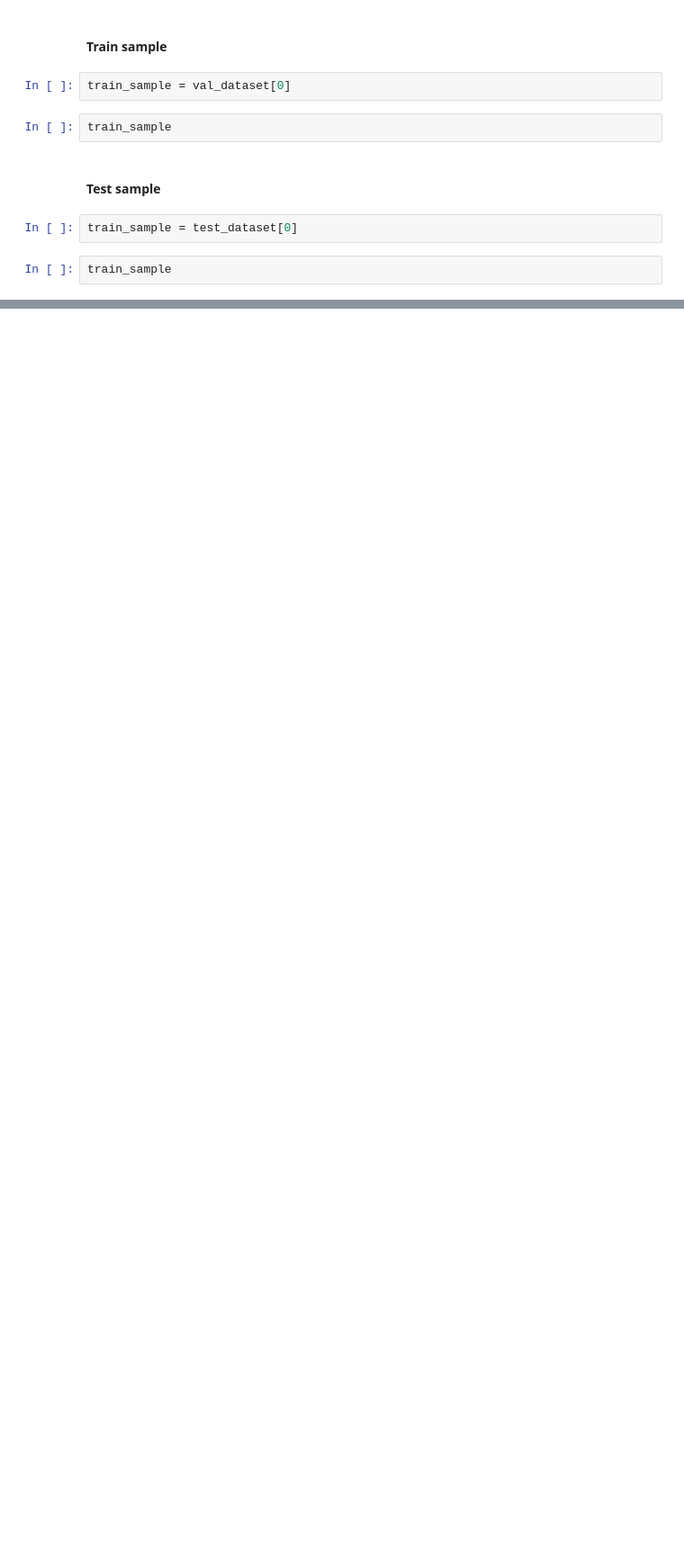
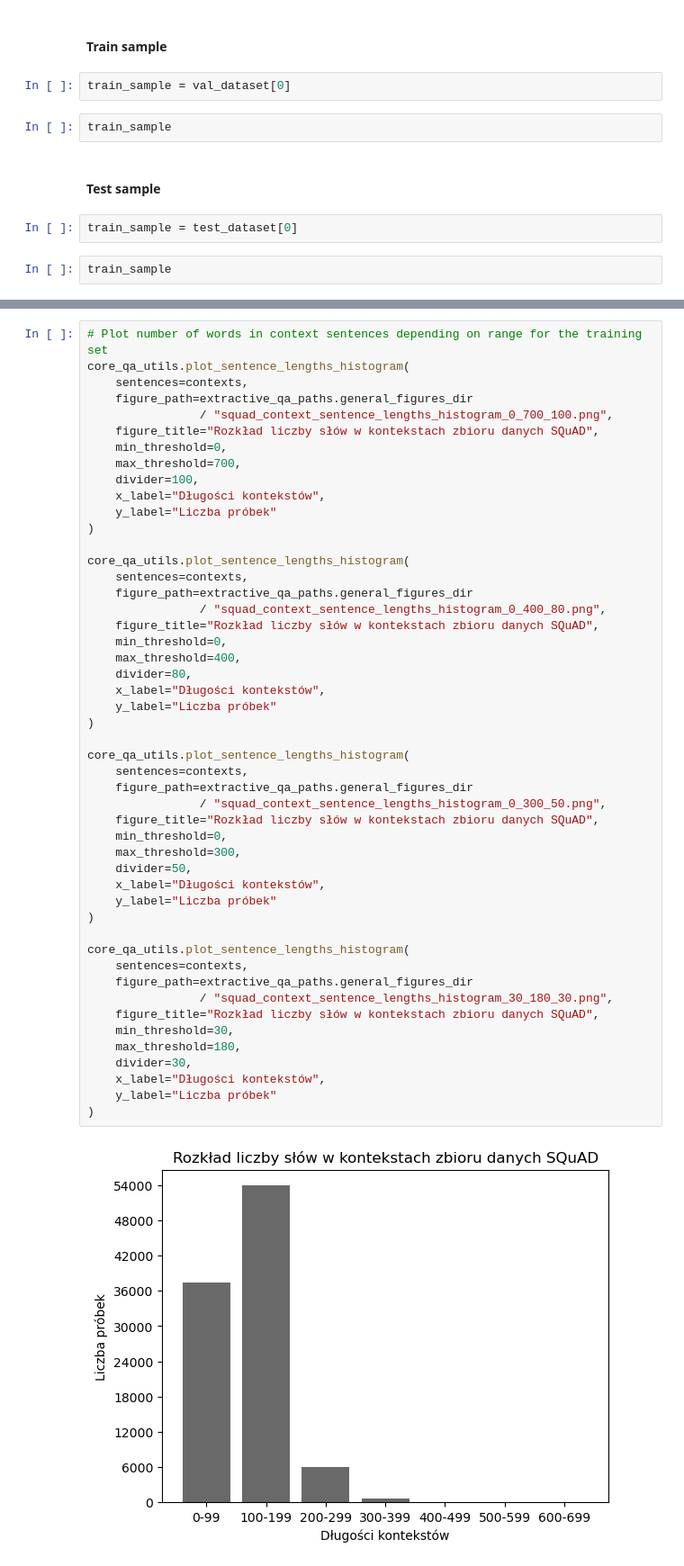
Before and after one commit to IrinUvis/question-answering, a Jupyter notebook: extractive-qa/notebooks/squad1/other/dataset_analysis.ipynb, the cells around one changed output, grey strips where cells are left out. Shown at 90% size. Drawn from its saved outputs; the diff is of its cells as text; blank space fills up the shorter version.

```diff
--- a/extractive-qa/notebooks/squad1/other/dataset_analysis.ipynb
+++ b/extractive-qa/notebooks/squad1/other/dataset_analysis.ipynb
@@ -149,0 +165,51 @@ def plot_token_distribution(
+# %%
+# Plot number of words in context sentences depending on range for the training set
+core_qa_utils.plot_sentence_lengths_histogram(
+    sentences=contexts,
+    figure_path=extractive_qa_paths.general_figures_dir
+                / "squad_context_sentence_lengths_histogram_0_700_100.png",
+    figure_title="Rozkład liczby słów w kontekstach zbioru danych SQuAD",
+    min_threshold=0,
+    max_threshold=700,
+    divider=100,
+    x_label="Długości kontekstów",
+    y_label="Liczba próbek"
+)
+
+core_qa_utils.plot_sentence_lengths_histogram(
+    sentences=contexts,
+    figure_path=extractive_qa_paths.general_figures_dir
+                / "squad_context_sentence_lengths_histogram_0_400_80.png",
+    figure_title="Rozkład liczby słów w kontekstach zbioru danych SQuAD",
+    min_threshold=0,
+    max_threshold=400,
+    divider=80,
+    x_label="Długości kontekstów",
+    y_label="Liczba próbek"
+)
+
+core_qa_utils.plot_sentence_lengths_histogram(
+    sentences=contexts,
+    figure_path=extractive_qa_paths.general_figures_dir
+                / "squad_context_sentence_lengths_histogram_0_300_50.png",
+    figure_title="Rozkład liczby słów w kontekstach zbioru danych SQuAD",
+    min_threshold=0,
+    max_threshold=300,
+    divider=50,
+    x_label="Długości kontekstów",
+    y_label="Liczba próbek"
+)
+
+core_qa_utils.plot_sentence_lengths_histogram(
+    sentences=contexts,
+    figure_path=extractive_qa_paths.general_figures_dir
+                / "squad_context_sentence_lengths_histogram_30_180_30.png",
+    figure_title="Rozkład liczby słów w kontekstach zbioru danych SQuAD",
+    min_threshold=30,
+    max_threshold=180,
+    divider=30,
+    x_label="Długości kontekstów",
+    y_label="Liczba próbek"
+)
+# %% [output]
+[figure, added]
```
Also changed, not shown: parts of 17 cells of this notebook, 7 other files.
